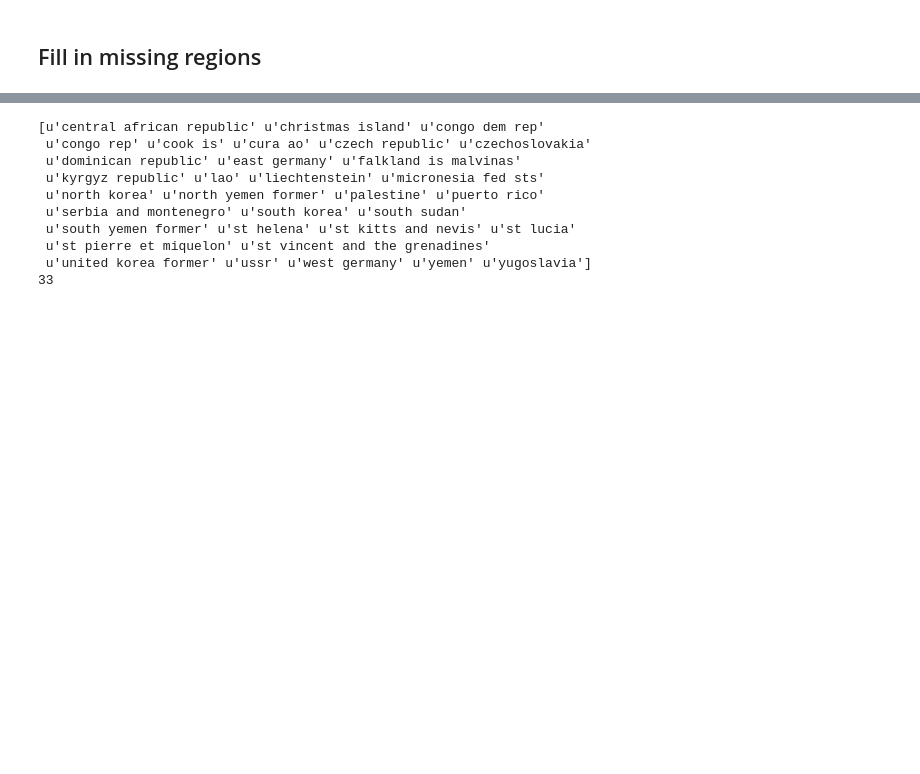
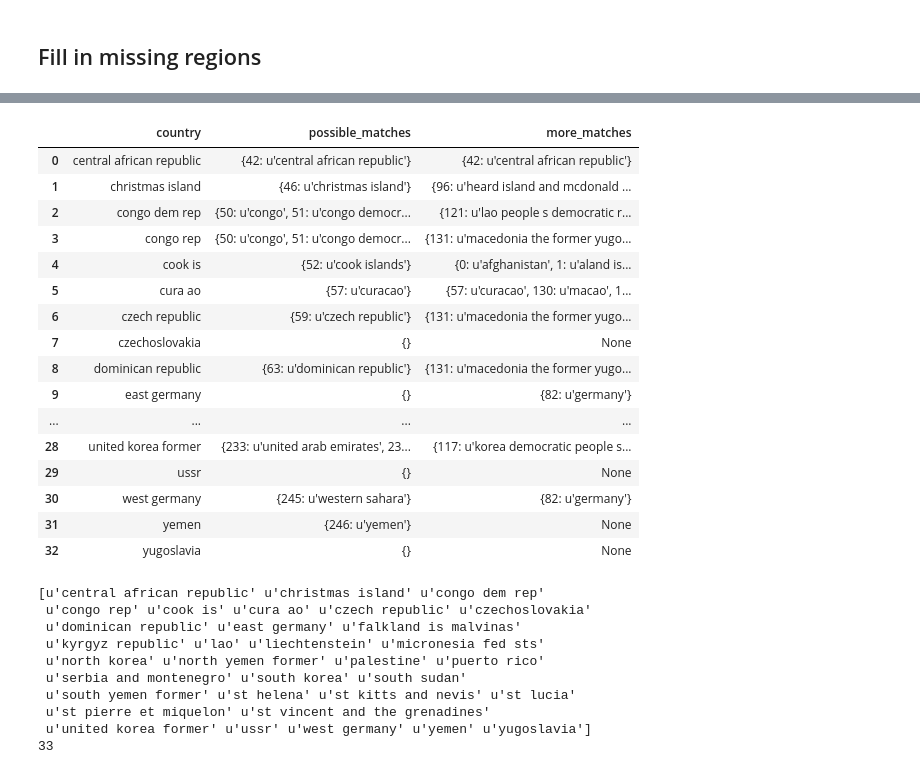
Before and after one commit to limegimlet/data_analysis_gapminder_co2, a Jupyter notebook: gapminder/make_df.ipynb, the cells around one changed output, grey strips where cells are left out. Saved outputs shown, nothing was run; the diff lists cells and outputs as text; code cells hidden in the pictures; blank space fills up the shorter version.

Commit message:
chore: refactor partial string matching to be panda-esque

```diff
--- a/gapminder/make_df.ipynb
+++ b/gapminder/make_df.ipynb
@@ -550,2 +543,8 @@ memory usage: 1.8+ MB
 # %% [markdown]
 ## Fill in missing regions
+# %%
+# troubleshooting
+country = missing_regions['country'].unique()
+countries = pd.DataFrame(country, columns=['country'])
+countries['possible_matches'] = ""
+countries
@@ -551,0 +569,10 @@ memory usage: 1.8+ MB
+# %%
+# troubleshooting cont'd
+
+def match_first_word(country):
+    first_word = country.split()[0]
+    possible_matches = regions['country'].loc[regions['country'].str.startswith(first_word)].to_dict()
+    return possible_matches
+# %%
+countries['possible_matches'] = countries['country'].apply(match_first_word)
+countries
@@ -551,0 +597,31 @@ memory usage: 1.8+ MB
+# %%
+# and it continues with the troubleshooting (er, testing)
+
+def match_second_word(country):
+    if len(country.split()) > 1:
+        second_word = country.split()[1]
+        possible_matches = regions['country'].loc[regions['country'].str.contains(second_word)].to_dict()
+        return possible_matches
+    else:
+        pass
+# %%
+countries['more_matches'] = countries['country'].apply(match_second_word)
+countries
+# %% [output]
+|  | country | possible_matches | more_matches |
+| 0 | central african republic | {42: u'central african republic'} | {42: u'central african republic'} |
+| 1 | christmas island | {46: u'christmas island'} | {96: u'heard island and mcdonald ... |
+| 2 | congo dem rep | {50: u'congo', 51: u'congo democr... | {121: u'lao people s democratic r... |
+| 3 | congo rep | {50: u'congo', 51: u'congo democr... | {131: u'macedonia the former yugo... |
+| 4 | cook is | {52: u'cook islands'} | {0: u'afghanistan', 1: u'aland is... |
+| 5 | cura ao | {57: u'curacao'} | {57: u'curacao', 130: u'macao', 1... |
+| 6 | czech republic | {59: u'czech republic'} | {131: u'macedonia the former yugo... |
+| 7 | czechoslovakia | {} | None |
+| 8 | dominican republic | {63: u'dominican republic'} | {131: u'macedonia the former yugo... |
+| 9 | east germany | {} | {82: u'germany'} |
+| ... | ... | ... | ... |
+| 28 | united korea former | {233: u'united arab emirates', 23... | {117: u'korea democratic people s... |
+| 29 | ussr | {} | None |
+| 30 | west germany | {245: u'western sahara'} | {82: u'germany'} |
+| 31 | yemen | {246: u'yemen'} | None |
+| 32 | yugoslavia | {} | None |
```
Also changed, not shown: parts of 20 cells of this notebook, 1 other file.
